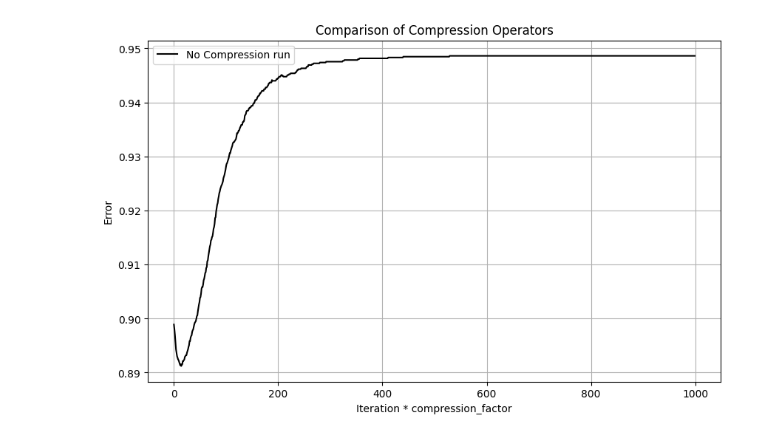
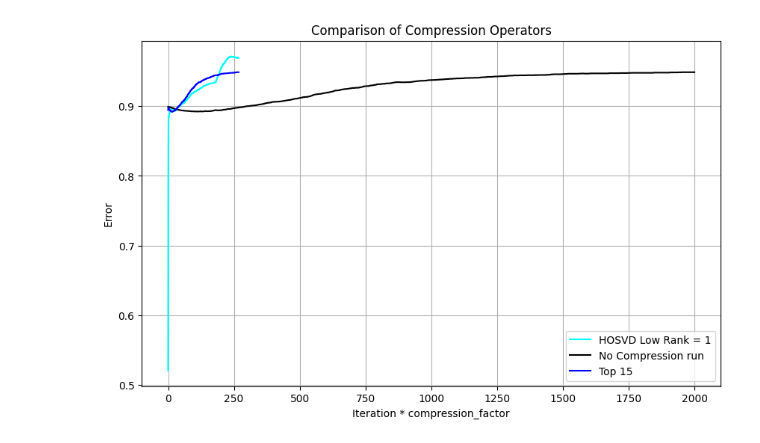
Before and after one commit to NoblFriend/dgd_code_spring2024, a Jupyter notebook: logreg/1.ipynb, the cells around one changed output. Drawn from its saved outputs; the diff is of its cells as text; code cells hidden in the pictures.

Commit message:
unlock hosvd potential

```diff
--- a/logreg/1.ipynb
+++ b/logreg/1.ipynb
@@ -54,7 +54,7 @@ workers = []
 
 workers.append(gd.Worker(gd.create_worker_func(f, X_train, y_train, lambda_value)))
 
-dgd = gd.DistributedGD(workers, 1/(L))
+dgd = gd.DistributedGD(workers, 1/(8*L))
 
 crit = [
     lambda w: np.linalg.norm(f.grad(w, X_train, y_train, lambda_value)),
@@ -67,36 +67,37 @@ def plot_for_compression_operator(w0, num_iter, compress_op, compression_factor,
         worker.compress_op = compress_op
 
     dgd.reset()
-    dgd.run(num_iter, w0)
+    dgd.run_ef21(num_iter, w0)
     run_ef21_crit_history = [crit[1](w) for w in dgd.history]
 
     scaled_iterations = [i * compression_factor for i in range(len(run_ef21_crit_history))]
 
     plt.plot(scaled_iterations, run_ef21_crit_history, label=f'{name}', color=color)
 
 
 plt.figure(figsize=(10, 6))
 
 compression_operators = [
-    (comp.identity_op(), 1,  'No Compression run', 'black'),
-    # (comp.top_k_op(22), 22/112, 'Top 22', 'blue'),
+    (comp.hosvd_approximation_low_rank_compression_op(1), 15/112, 'HOSVD Low Rank = 1', 'cyan'),
+    (comp.identity_op(), 1, 'No Compression run', 'black'),
+    (comp.top_k_op(15), 15/112, 'Top 15', 'blue'),
     # (comp.svd_approximation_low_rank_compression_op(1), (14+8)/112, 'SVD Low Rank = 1', 'green')
     # (comp.general_biased_rounding_op(10, 1e-8, 100), 'General Biased Rounding', 'purple'),
     # (comp.natural_dithering_op(4), 'Natural Dithering', 'red'),
 ]
 
 np.random.seed(0)
 w0  = np.zeros(d)
-num_iter = 1000
+num_iter = 2000
 for compress_op, compression_factor, name, color in compression_operators:
     plot_for_compression_operator(w0, num_iter, compress_op,compression_factor, name, color)
 
 
 plt.xlabel('Iteration * compression_factor')
 plt.ylabel('Error')
 plt.title('Comparison of Compression Operators')
 plt.grid(True)
 plt.legend()
 plt.show()
 # %% [output]
-[figure, old version]
+[figure, new version]
```
Also changed, not shown: parts of 1 cell of this notebook, 1 other file.
